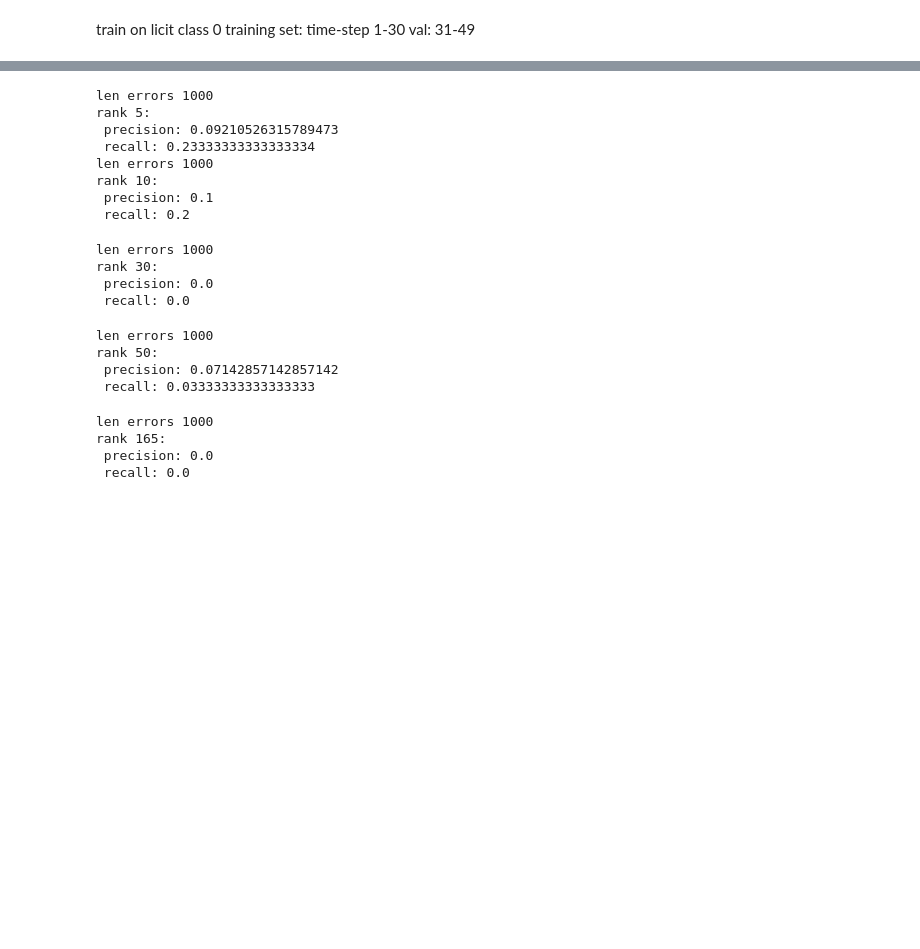
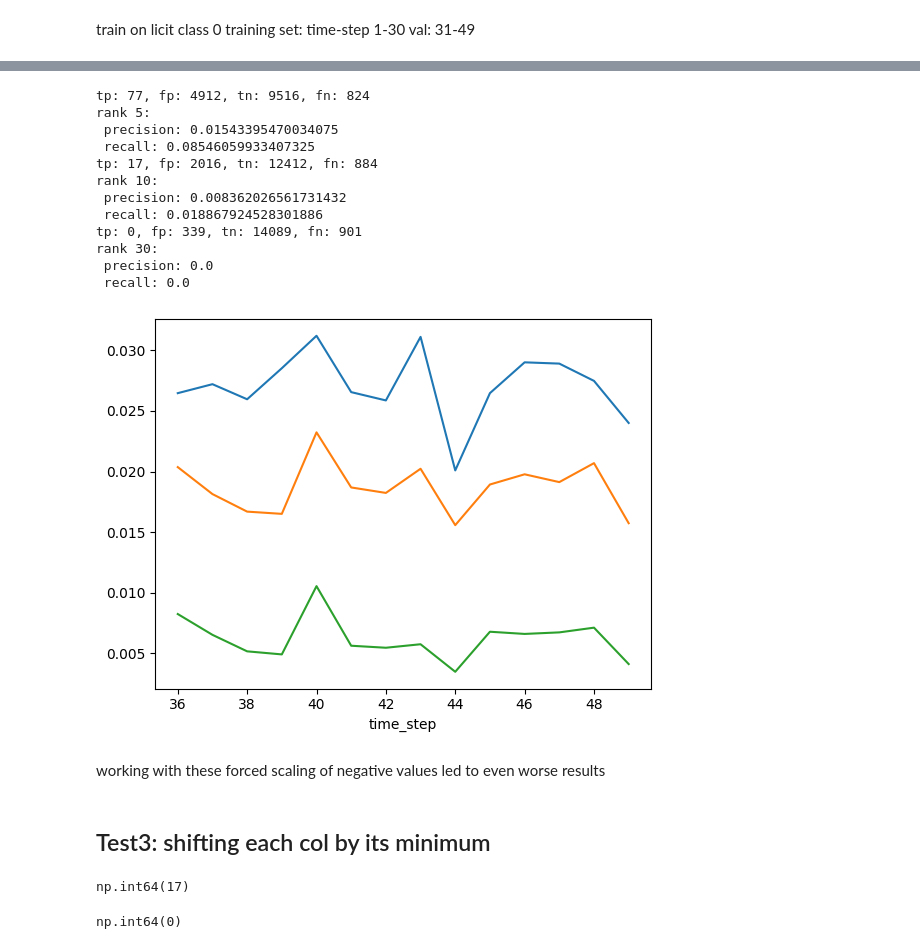
Before and after one commit to triggertiger/Elliptic, a Jupyter notebook: 02_data_preparation.ipynb, the cells around one changed output, grey strips where cells are left out. Drawn from its saved outputs; the diff is of its cells as text; code cells hidden in the pictures; blank space fills up the shorter version.

```diff
--- a/02_data_preparation.ipynb
+++ b/02_data_preparation.ipynb
@@ -222,32 +287,43 @@ numpy.ndarray
 # %%
-ranks = [ 5, 10, 30, 50, 165]
+ranks = [ 5, 10, 30]#, 50]#, 100, 165]
 
 results = {}
 
 for k in ranks:
-    nmf, H, W_test, preds_df = model_test_orchestrator(X_train, X_test, test_df_sample, rank=k)
+    nmf, H, W_test, preds_df = model_test_orchestrator(X_train_minmax, X_test_minmax, test_df_sample, rank=k)
     precision, recall = conf_matrix_maker(preds_df)
 
     results[f'rank_{k}']: {"n_m_f": nmf, 'H_matrix': H, "w_test": W_test, "test_results": preds_df}
     print(f'rank {k}:\n precision: {precision}\n recall: {recall}')
 # %% [output]
-len errors 1000
+tp: 77, fp: 4912, tn: 9516, fn: 824
 rank 5:
- precision: 0.09210526315789473
- recall: 0.23333333333333334
-len errors 1000
+ precision: 0.01543395470034075
+ recall: 0.08546059933407325
+tp: 17, fp: 2016, tn: 12412, fn: 884
 rank 10:
- precision: 0.1
- recall: 0.2
+ precision: 0.008362026561731432
+ recall: 0.018867924528301886
+tp: 0, fp: 339, tn: 14089, fn: 901
+rank 30:
+ precision: 0.0
+ recall: 0.0
-len errors 1000
-rank 30:
- precision: 0.0
- recall: 0.0
-len errors 1000
-rank 50:
- precision: 0.07142857142857142
- recall: 0.03333333333333333
-len errors 1000
-rank 165:
- precision: 0.0
- recall: 0.0
+[figure, added]
+# %% [markdown]
+working with these forced scaling of negative values led to even worse results
+# %% [markdown]
+## Test3: shifting each col by its minimum
+# %%
+min_values = X_train_raw.min()
+
+X_train_min = X_train_raw - min_values
+X_test_min = X_test_raw - min_values
+(X_test_min < 0).any().sum()
+# %% [output]
+np.int64(17)
+# %%
+X_train_min = np.maximum(X_train_min, 1e-9)
+X_test_min = np.maximum(X_test_min, 1e-9)
+(X_test_min < 0).any().sum()
+# %% [output]
+np.int64(0)
```
Also changed, not shown: parts of 72 cells of this notebook, 1 other file.
